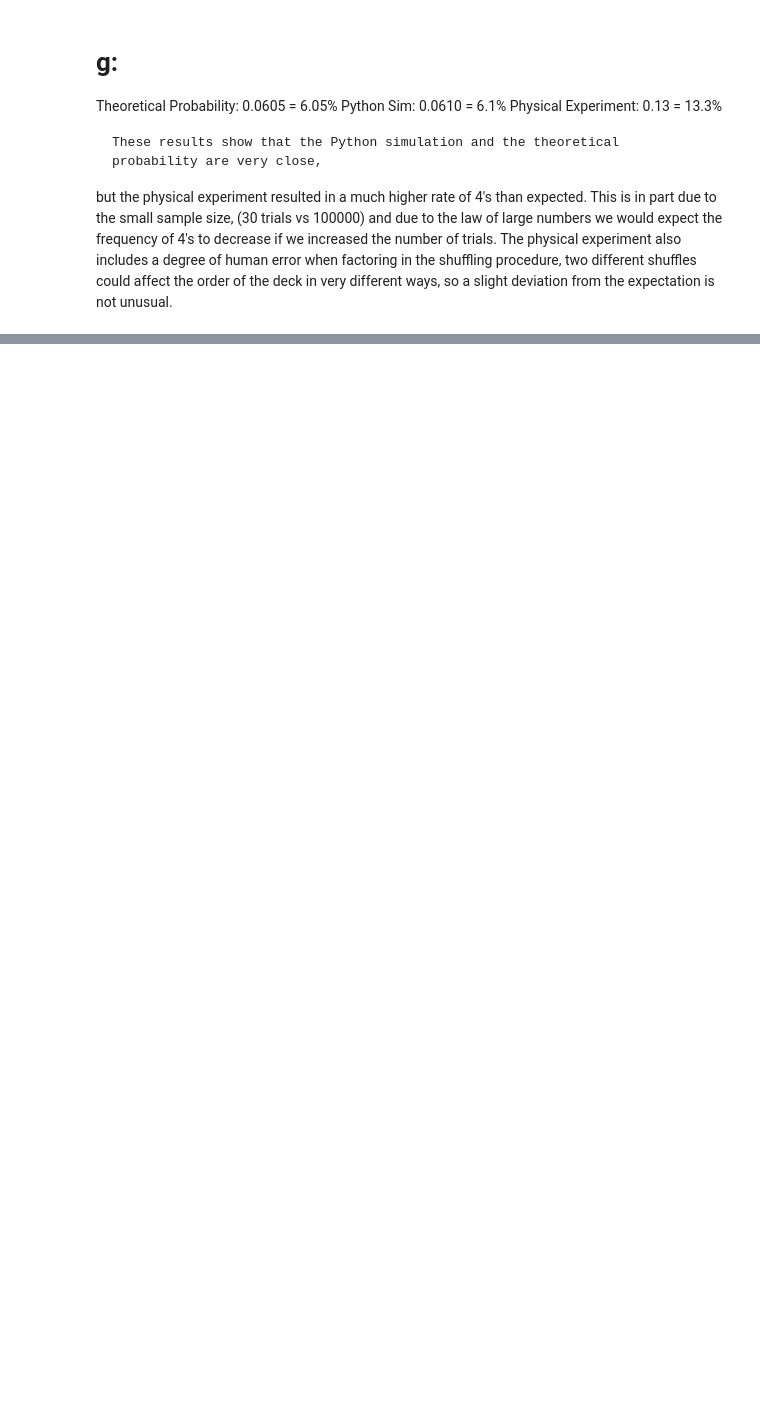
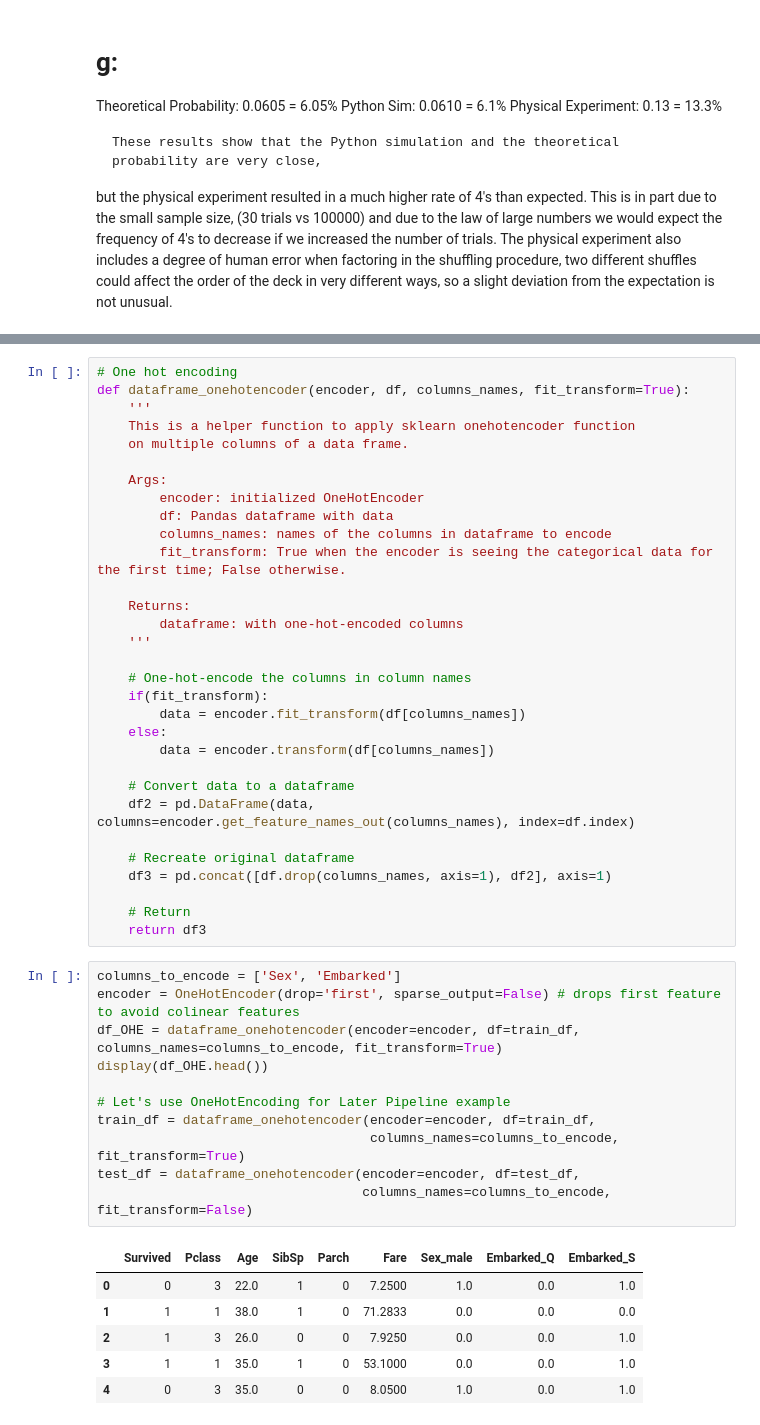
Before and after one commit to zebulonmcknight/CS325, a Jupyter notebook: HW1/hw1.ipynb, the cells around one changed output, grey strips where cells are left out. Saved outputs shown, nothing was run; the diff lists cells and outputs as text; blank space fills up the shorter version.

Commit message:
completed data preprocessing

```diff
--- a/HW1/hw1.ipynb
+++ b/HW1/hw1.ipynb
@@ -69,0 +108,49 @@ is not unusual.
+# %%
+# One hot encoding
+def dataframe_onehotencoder(encoder, df, columns_names, fit_transform=True):
+    '''
+    This is a helper function to apply sklearn onehotencoder function
+    on multiple columns of a data frame.
+
+    Args:
+        encoder: initialized OneHotEncoder
+        df: Pandas dataframe with data
+        columns_names: names of the columns in dataframe to encode
+        fit_transform: True when the encoder is seeing the categorical data for the first time; False otherwise.
+
+    Returns:
+        dataframe: with one-hot-encoded columns
+    '''
+
+    # One-hot-encode the columns in column names
+    if(fit_transform):
+        data = encoder.fit_transform(df[columns_names])
+    else:
+        data = encoder.transform(df[columns_names])
+
+    # Convert data to a dataframe
+    df2 = pd.DataFrame(data, columns=encoder.get_feature_names_out(columns_names), index=df.index)
+
+    # Recreate original dataframe
+    df3 = pd.concat([df.drop(columns_names, axis=1), df2], axis=1)
+
+    # Return
+    return df3
+# %%
+columns_to_encode = ['Sex', 'Embarked']
+encoder = OneHotEncoder(drop='first', sparse_output=False) # drops first feature to avoid colinear features
+df_OHE = dataframe_onehotencoder(encoder=encoder, df=train_df, columns_names=columns_to_encode, fit_transform=True)
+display(df_OHE.head())
+
+# Let's use OneHotEncoding for Later Pipeline example
+train_df = dataframe_onehotencoder(encoder=encoder, df=train_df,
+                                   columns_names=columns_to_encode, fit_transform=True)
+test_df = dataframe_onehotencoder(encoder=encoder, df=test_df,
+                                  columns_names=columns_to_encode, fit_transform=False)
+# %% [output]
+|  | Survived | Pclass | Age | SibSp | Parch | Fare | Sex_male | Embarked_Q | Embarked_S |
+| 0 | 0 | 3 | 22.0 | 1 | 0 | 7.2500 | 1.0 | 0.0 | 1.0 |
+| 1 | 1 | 1 | 38.0 | 1 | 0 | 71.2833 | 0.0 | 0.0 | 0.0 |
+| 2 | 1 | 3 | 26.0 | 0 | 0 | 7.9250 | 0.0 | 0.0 | 1.0 |
+| 3 | 1 | 1 | 35.0 | 1 | 0 | 53.1000 | 0.0 | 0.0 | 1.0 |
+| 4 | 0 | 3 | 35.0 | 0 | 0 | 8.0500 | 1.0 | 0.0 | 1.0 |
```
Also changed, not shown: parts of 9 cells of this notebook, 1 other file.
